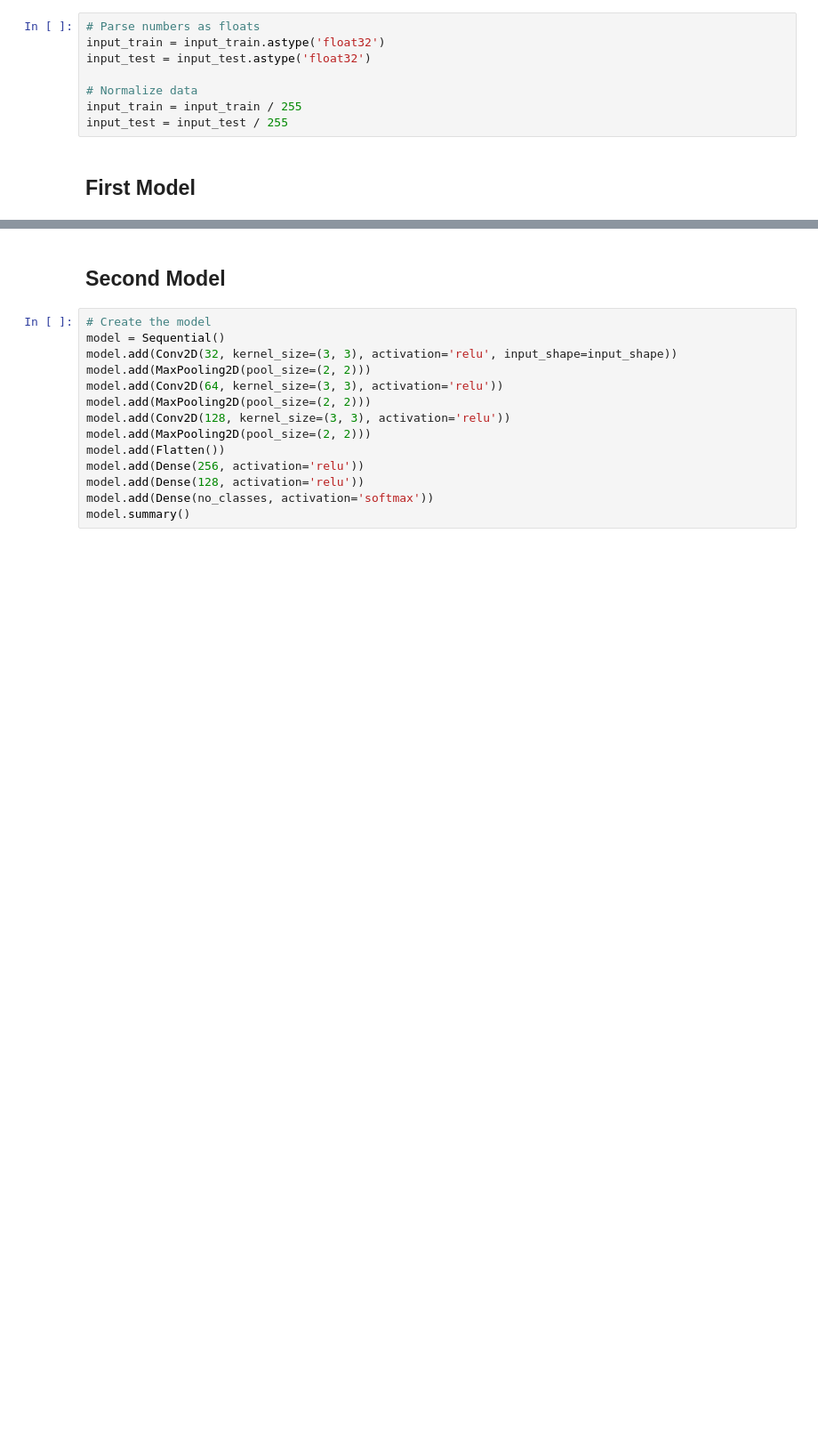
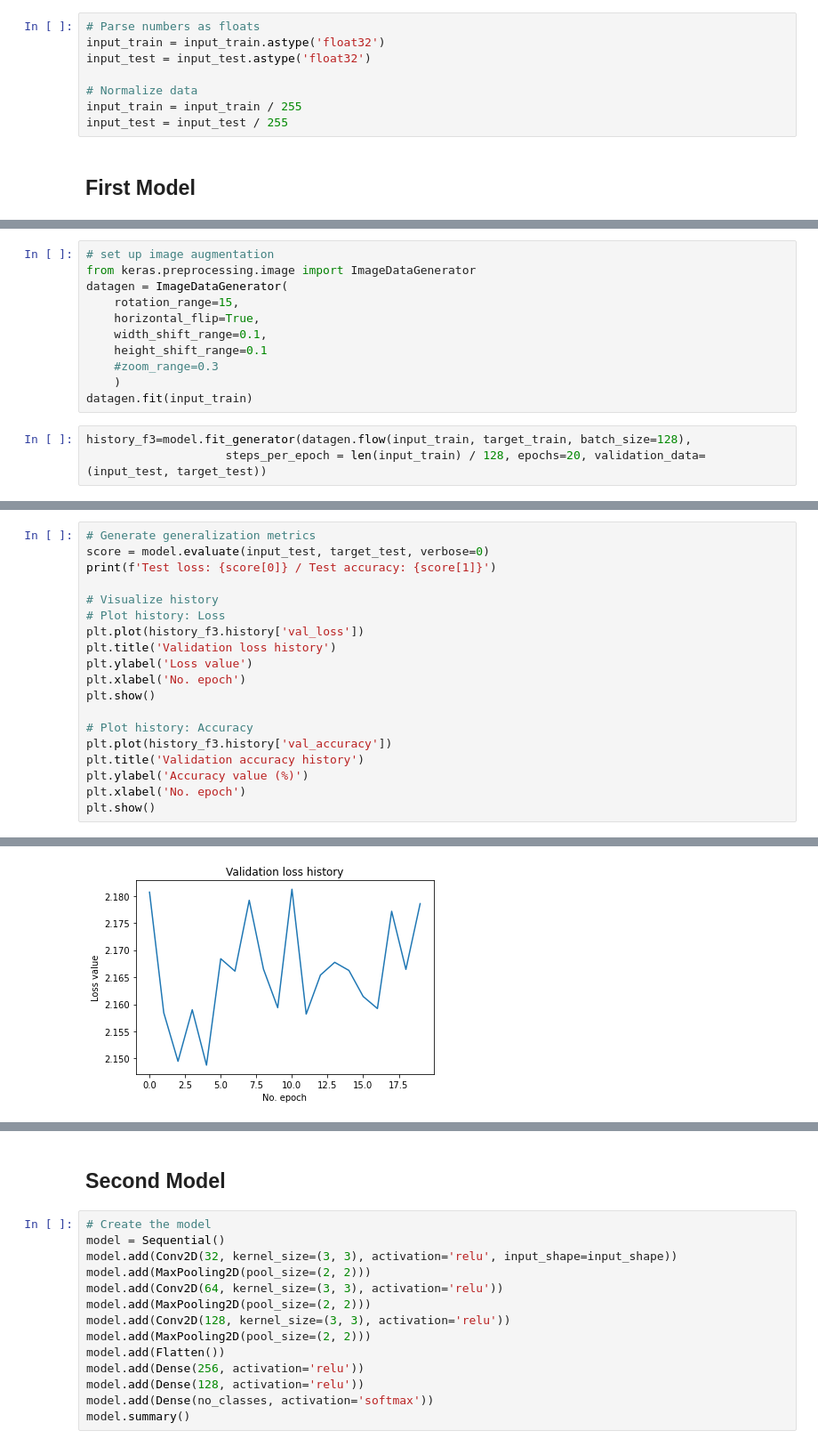
Before and after one commit to ftmhrahimi/Deep_Learning_F20_Assignments, a Jupyter notebook: Assignment_Set_6/Classification/Cifar_10.ipynb, the cells around one changed output, grey strips where cells are left out. Shown: that part at 89% size. Drawn from its saved outputs; the diff is of its cells as text; blank space fills up the shorter version.

```diff
--- a/Assignment_Set_6/Classification/Cifar_10.ipynb
+++ b/Assignment_Set_6/Classification/Cifar_10.ipynb
@@ -113,0 +196,14 @@ Test loss: 1.3624451160430908 / Test accuracy: 0.5295000076293945
+# %%
+# set up image augmentation
+from keras.preprocessing.image import ImageDataGenerator
+datagen = ImageDataGenerator(
+    rotation_range=15,
+    horizontal_flip=True,
+    width_shift_range=0.1,
+    height_shift_range=0.1
+    #zoom_range=0.3
+    )
+datagen.fit(input_train)
+# %%
+history_f3=model.fit_generator(datagen.flow(input_train, target_train, batch_size=128),
+                    steps_per_epoch = len(input_train) / 128, epochs=20, validation_data=(input_test, target_test))
@@ -113,0 +228,20 @@ Test loss: 1.3624451160430908 / Test accuracy: 0.5295000076293945
+# %%
+# Generate generalization metrics
+score = model.evaluate(input_test, target_test, verbose=0)
+print(f'Test loss: {score[0]} / Test accuracy: {score[1]}')
+
+# Visualize history
+# Plot history: Loss
+plt.plot(history_f3.history['val_loss'])
+plt.title('Validation loss history')
+plt.ylabel('Loss value')
+plt.xlabel('No. epoch')
+plt.show()
+
+# Plot history: Accuracy
+plt.plot(history_f3.history['val_accuracy'])
+plt.title('Validation accuracy history')
+plt.ylabel('Accuracy value (%)')
+plt.xlabel('No. epoch')
+plt.show()
+# %% [output]
@@ -113,0 +249 @@ Test loss: 1.3624451160430908 / Test accuracy: 0.5295000076293945
+[figure, added]
```
Also changed, not shown: parts of 26 cells of this notebook.
